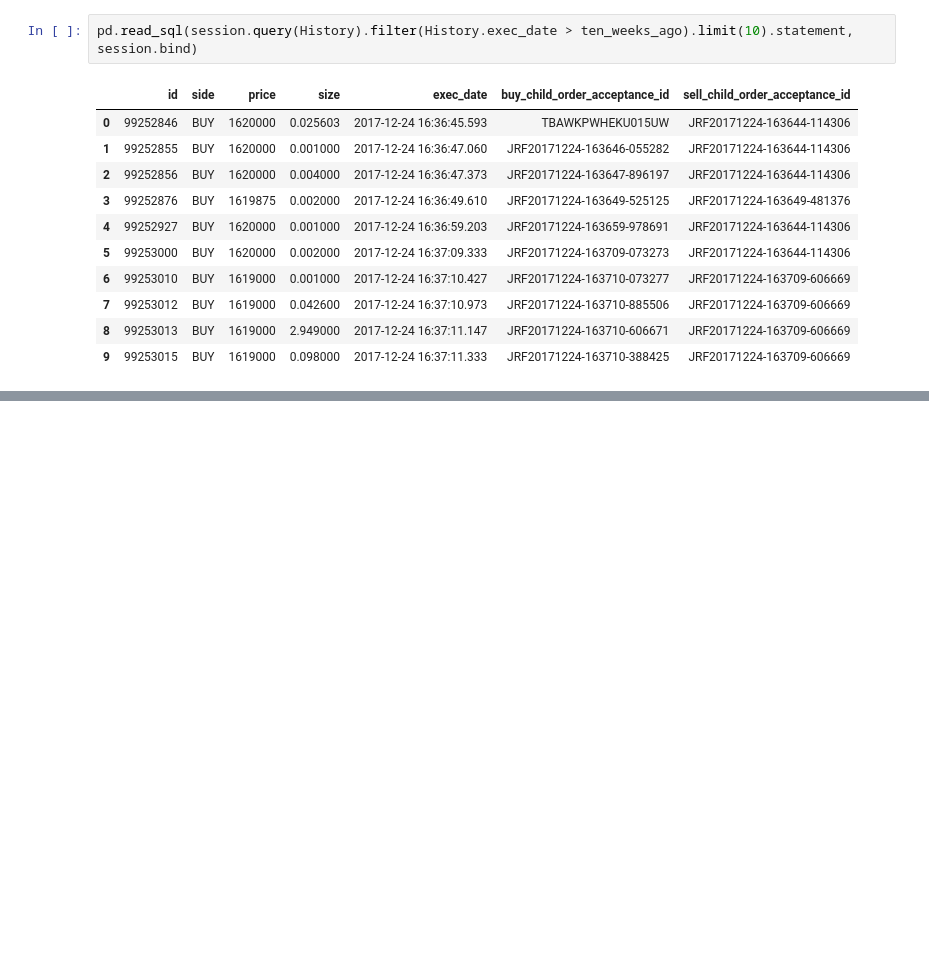
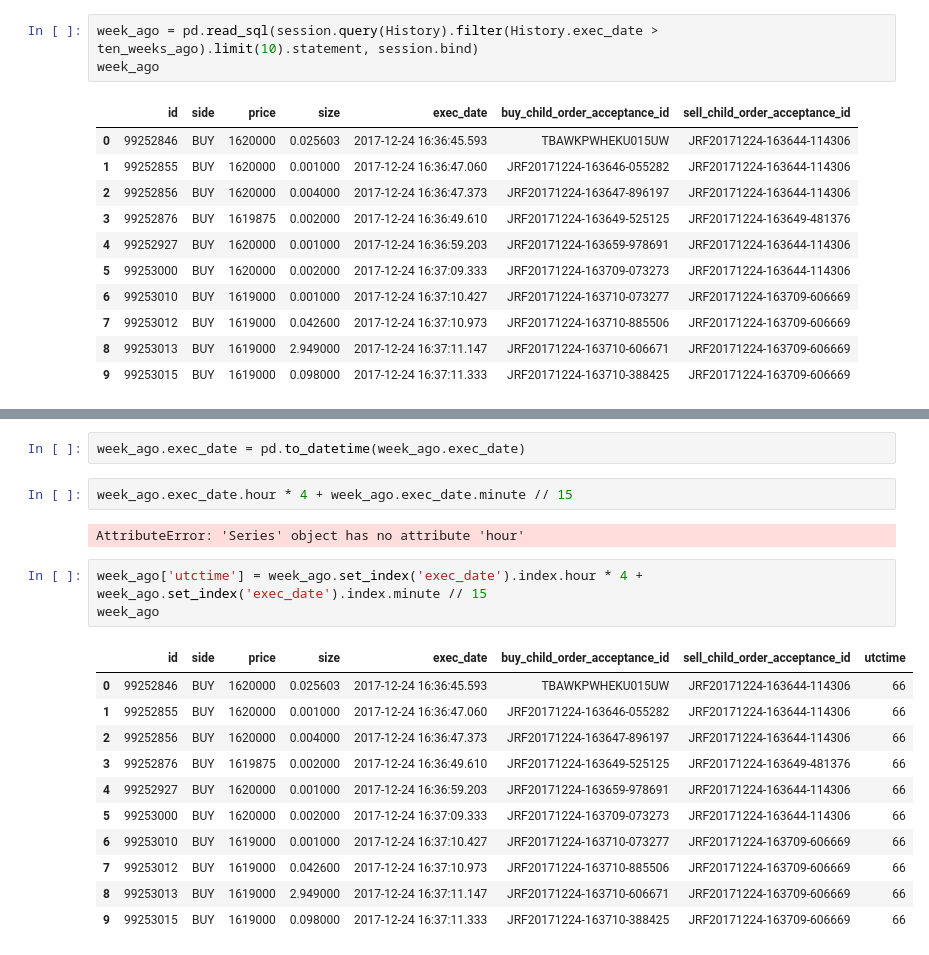
Before and after one commit to threepipes/PyBitTrader, a Jupyter notebook: see_db.ipynb, the cells around one changed output, grey strips where cells are left out. Drawn from its saved outputs; the diff is of its cells as text; blank space fills up the shorter version.

```diff
--- a/see_db.ipynb
+++ b/see_db.ipynb
@@ -211,7 +211,8 @@ for r in subjects:
 2017-12-24 16:37:11.147000
 2017-12-24 16:37:11.333000
 # %%
-pd.read_sql(session.query(History).filter(History.exec_date > ten_weeks_ago).limit(10).statement, session.bind)
+week_ago = pd.read_sql(session.query(History).filter(History.exec_date > ten_weeks_ago).limit(10).statement, session.bind)
+week_ago
 # %% [output]
 |  | id | side | price | size | exec_date | buy_child_order_acceptance_id | sell_child_order_acceptance_id |
 | 0 | 99252846 | BUY | 1620000 | 0.025603 | 2017-12-24 16:36:45.593 | TBAWKPWHEKU015UW | JRF20171224-163644-114306 |
@@ -226,0 +251,21 @@ pd.read_sql(session.query(History).filter(History.exec_date > ten_weeks_ago).lim
+# %%
+week_ago.exec_date = pd.to_datetime(week_ago.exec_date)
+# %%
+week_ago.exec_date.hour * 4 + week_ago.exec_date.minute // 15
+# %% [output]
+AttributeError: 'Series' object has no attribute 'hour'
+# %%
+week_ago['utctime'] = week_ago.set_index('exec_date').index.hour * 4 + week_ago.set_index('exec_date').index.minute // 15
+week_ago
+# %% [output]
+|  | id | side | price | size | exec_date | buy_child_order_acceptance_id | sell_child_order_acceptance_id | utctime |
+| 0 | 99252846 | BUY | 1620000 | 0.025603 | 2017-12-24 16:36:45.593 | TBAWKPWHEKU015UW | JRF20171224-163644-114306 | 66 |
+| 1 | 99252855 | BUY | 1620000 | 0.001000 | 2017-12-24 16:36:47.060 | JRF20171224-163646-055282 | JRF20171224-163644-114306 | 66 |
+| 2 | 99252856 | BUY | 1620000 | 0.004000 | 2017-12-24 16:36:47.373 | JRF20171224-163647-896197 | JRF20171224-163644-114306 | 66 |
+| 3 | 99252876 | BUY | 1619875 | 0.002000 | 2017-12-24 16:36:49.610 | JRF20171224-163649-525125 | JRF20171224-163649-481376 | 66 |
+| 4 | 99252927 | BUY | 1620000 | 0.001000 | 2017-12-24 16:36:59.203 | JRF20171224-163659-978691 | JRF20171224-163644-114306 | 66 |
+| 5 | 99253000 | BUY | 1620000 | 0.002000 | 2017-12-24 16:37:09.333 | JRF20171224-163709-073273 | JRF20171224-163644-114306 | 66 |
+| 6 | 99253010 | BUY | 1619000 | 0.001000 | 2017-12-24 16:37:10.427 | JRF20171224-163710-073277 | JRF20171224-163709-606669 | 66 |
+| 7 | 99253012 | BUY | 1619000 | 0.042600 | 2017-12-24 16:37:10.973 | JRF20171224-163710-885506 | JRF20171224-163709-606669 | 66 |
+| 8 | 99253013 | BUY | 1619000 | 2.949000 | 2017-12-24 16:37:11.147 | JRF20171224-163710-606671 | JRF20171224-163709-606669 | 66 |
+| 9 | 99253015 | BUY | 1619000 | 0.098000 | 2017-12-24 16:37:11.333 | JRF20171224-163710-388425 | JRF20171224-163709-606669 | 66 |
```
Also changed, not shown: parts of 3 cells of this notebook, 6 other files.
